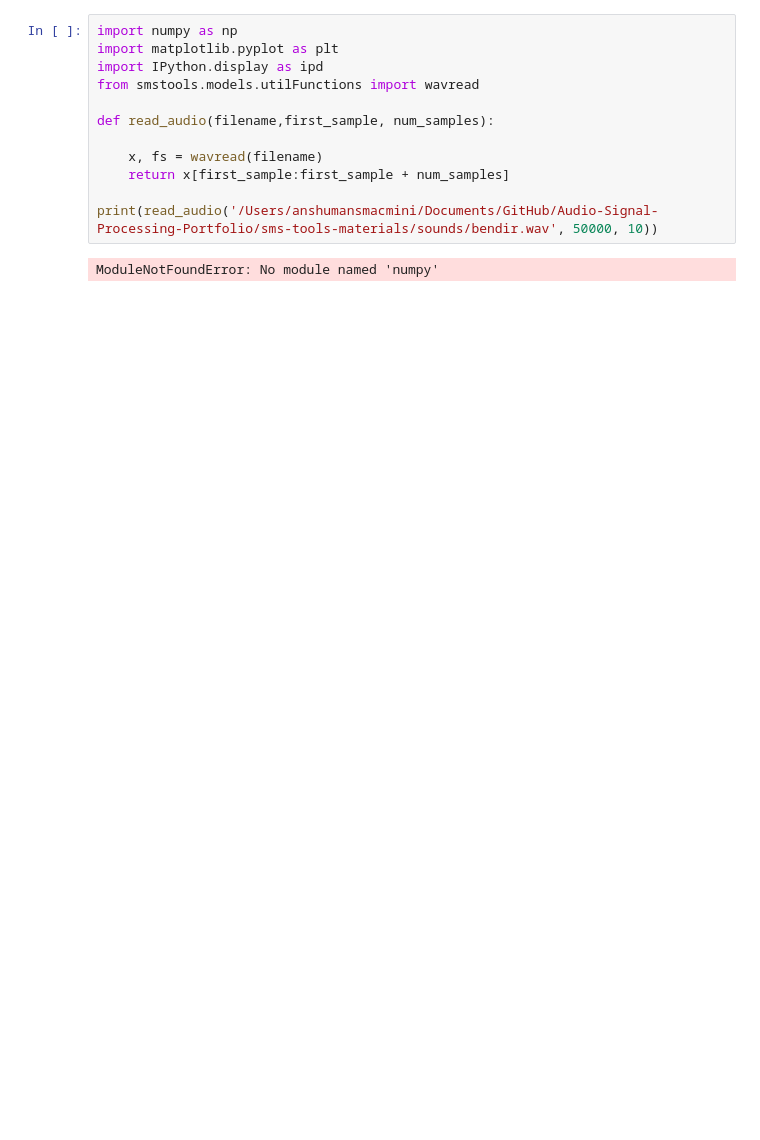
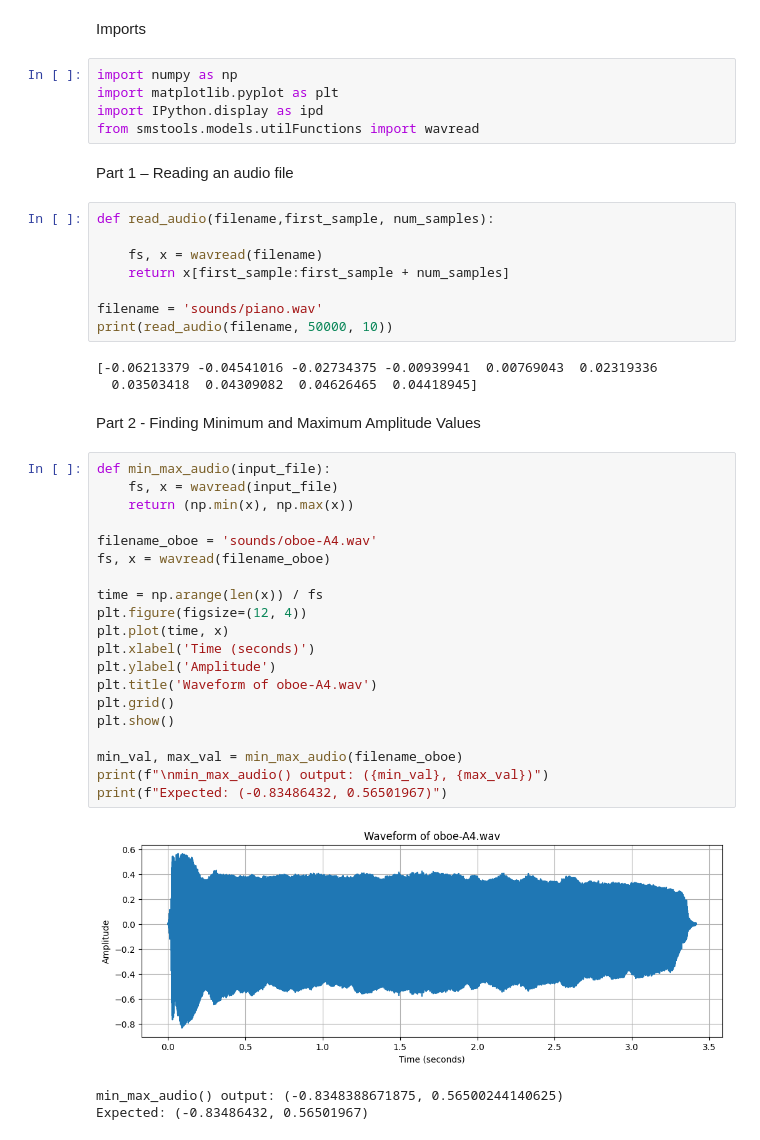
Before and after one commit to AnshumanSharmaGit25/Audio-Signal-Processing-Portfolio, a Jupyter notebook: Ex1.ipynb, the cells around one changed output. Saved outputs shown, nothing was run; the diff lists cells and outputs as text; blank space fills up the shorter version.

```diff
--- a/Ex1.ipynb
+++ b/Ex1.ipynb
@@ -43,17 +43,49 @@ By completing this exercise, you understand:
 - The critical importance of sampling rate in audio processing
 - How improper downsampling introduces artifacts (aliasing)
 - The mathematical relationship between sampling rate, Nyquist frequency, and representable harmonics
+# %% [markdown]
+Imports
+# %%
+import numpy as np
+import matplotlib.pyplot as plt
+import IPython.display as ipd
+from smstools.models.utilFunctions import wavread
+# %% [markdown]
+Part 1 – Reading an audio file
 # %%
-import numpy as np
-import matplotlib.pyplot as plt
-import IPython.display as ipd
-from smstools.models.utilFunctions import wavread
-
 def read_audio(filename,first_sample, num_samples):
 
-    x, fs = wavread(filename)
+    fs, x = wavread(filename)
     return x[first_sample:first_sample + num_samples]
 
-print(read_audio('/Users/anshumansmacmini/Documents/GitHub/Audio-Signal-Processing-Portfolio/sms-tools-materials/sounds/bendir.wav', 50000, 10))
+filename = 'sounds/piano.wav'
+print(read_audio(filename, 50000, 10))
 # %% [output]
-ModuleNotFoundError: No module named 'numpy'
+[-0.06213379 -0.04541016 -0.02734375 -0.00939941  0.00769043  0.02319336
+  0.03503418  0.04309082  0.04626465  0.04418945]
+# %% [markdown]
+Part 2 - Finding Minimum and Maximum Amplitude Values
+# %%
+def min_max_audio(input_file):
+    fs, x = wavread(input_file)
+    return (np.min(x), np.max(x))
+
+filename_oboe = 'sounds/oboe-A4.wav'
+fs, x = wavread(filename_oboe)
+
+time = np.arange(len(x)) / fs
+plt.figure(figsize=(12, 4))
+plt.plot(time, x)
+plt.xlabel('Time (seconds)')
+plt.ylabel('Amplitude')
+plt.title('Waveform of oboe-A4.wav')
+plt.grid()
+plt.show()
+
+min_val, max_val = min_max_audio(filename_oboe)
+print(f"\nmin_max_audio() output: ({min_val}, {max_val})")
+print(f"Expected: (-0.83486432, 0.56501967)")
+# %% [output]
+[figure, added]
+min_max_audio() output: (-0.8348388671875, 0.56500244140625)
+Expected: (-0.83486432, 0.56501967)
```
Also changed, not shown: parts of 5 cells of this notebook.
